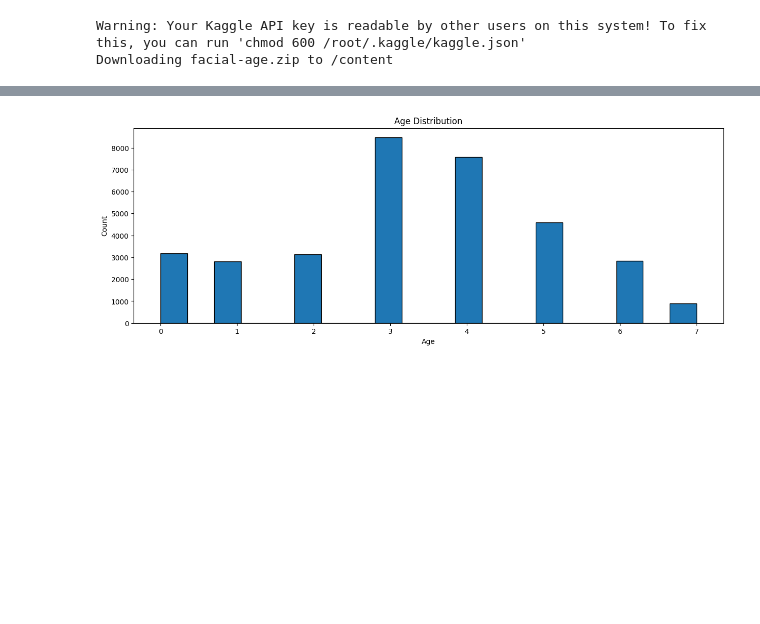
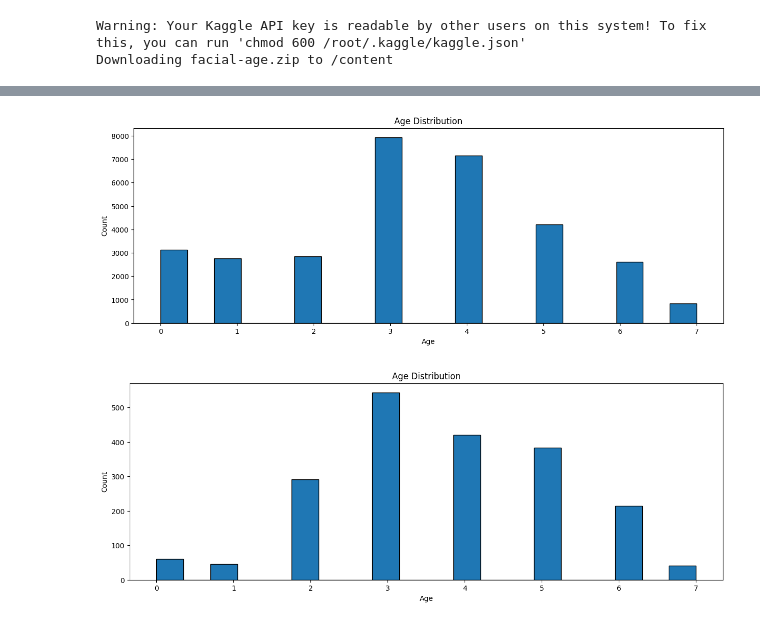
Before and after one commit to VladimirVladetic/AgePrediction, a Jupyter notebook: AgeModel.ipynb, the cells around one changed output, grey strips where cells are left out. Saved outputs shown, nothing was run; the diff lists cells and outputs as text; code cells hidden in the pictures; blank space fills up the shorter version.

```diff
--- a/AgeModel.ipynb
+++ b/AgeModel.ipynb
@@ -215 +210,10 @@ print(combined_df)
+# %%
+combined_df_train = combined_df.iloc[1000:-1000]
+combined_df_test = combined_df.iloc[:1000].append(combined_df.iloc[-1000:], ignore_index=True)
+# %%
+plot_age(combined_df_train)
+plot_age(combined_df_test)
+# %% [output]
+[figure, added]
+[figure, added]
 # %%
@@ -223,10 +226,6 @@ y_age = np.array(list(combined_df["age"].apply(lambda x: to_categorical(x, num_c
 y_age_tensor = tf.convert_to_tensor(y_age, dtype=tf.float32)
 
 input_shape = (image_height,image_width,1)
-# %%
-plot_age(combined_df)
-# %% [output]
-[figure, removed]
 # %%
 print(len(y_age))
 print(len(X))
```
Also changed, not shown: parts of 6 cells of this notebook.
